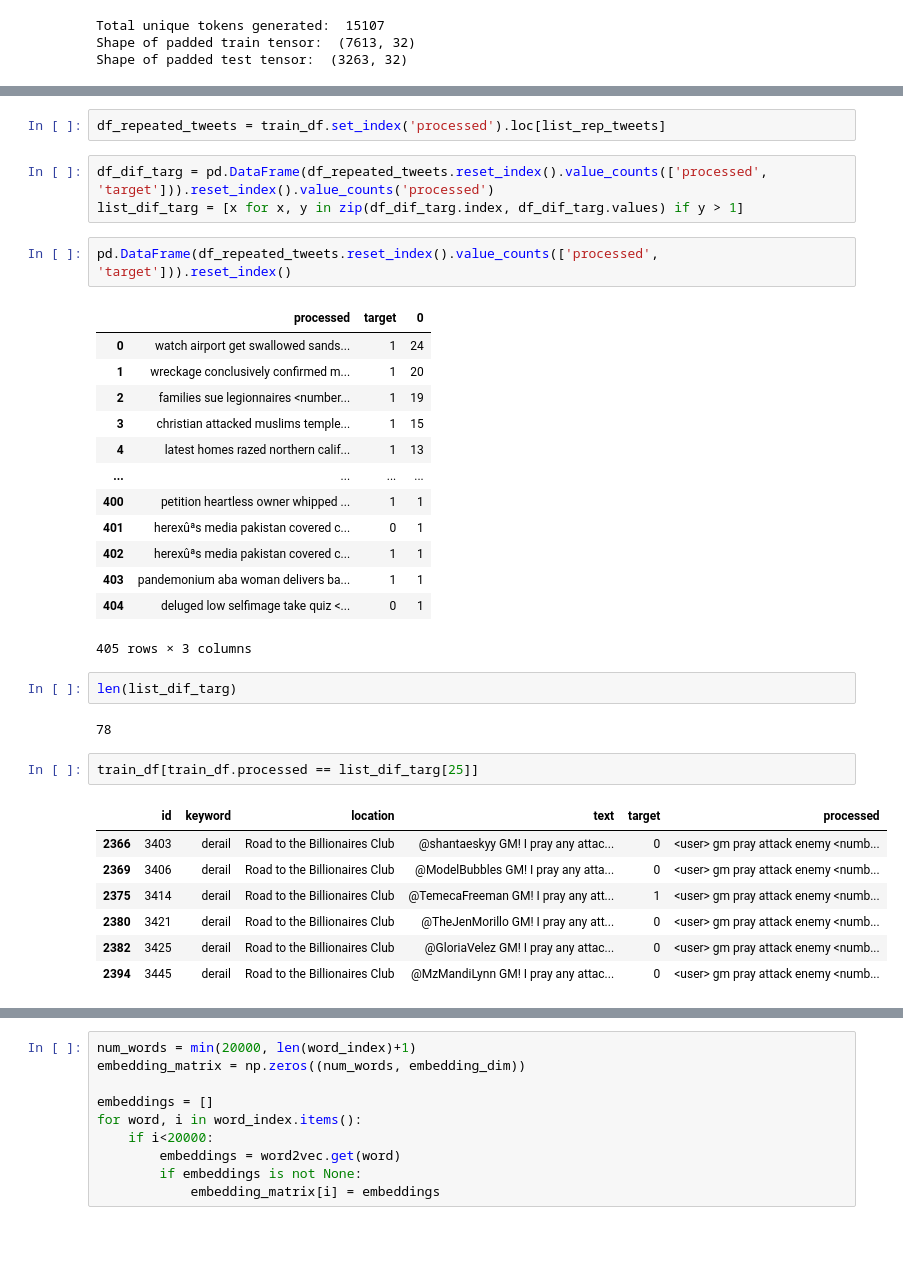
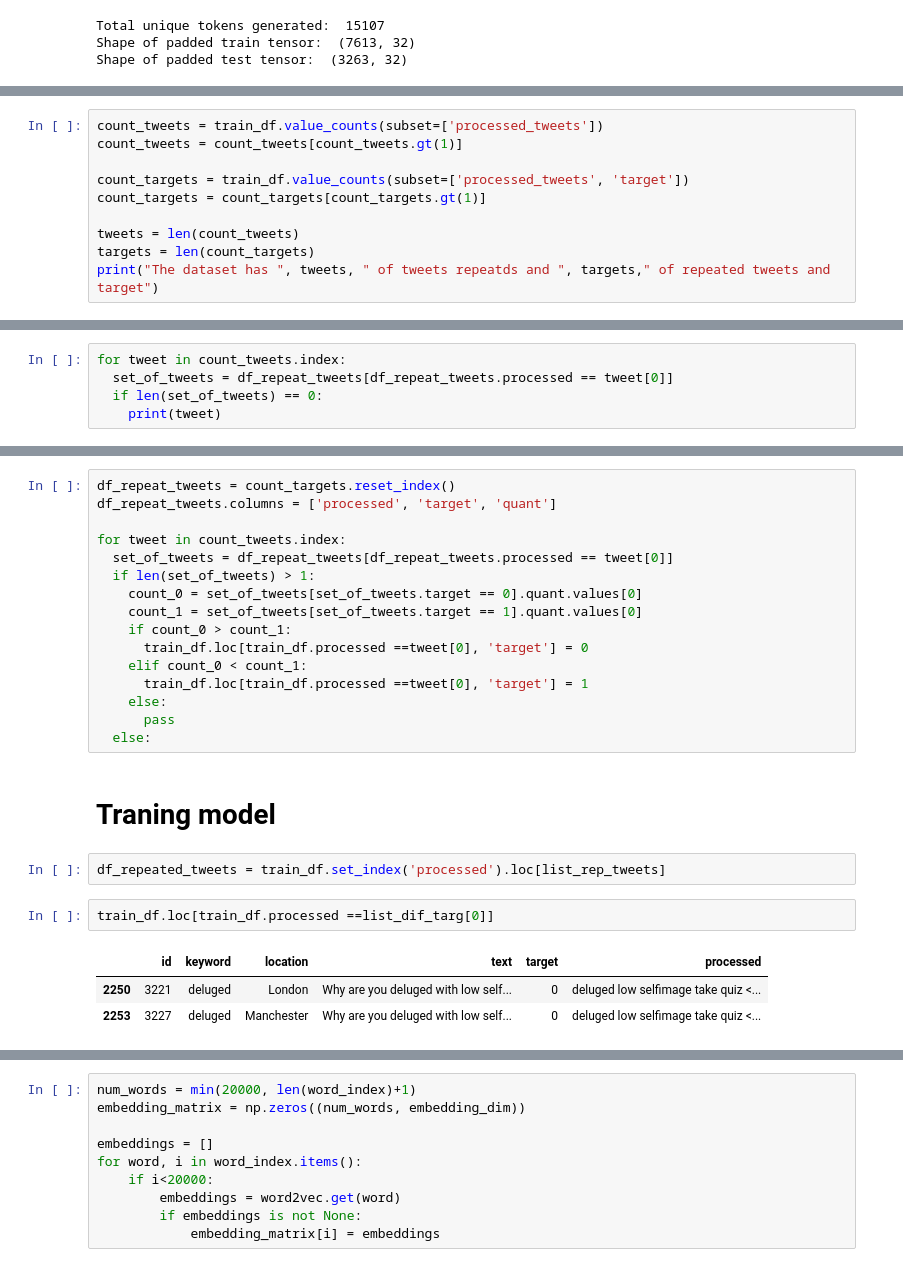
Before and after one commit to JaymeNeto/nlp-tweets-disaster, a Jupyter notebook: nlp_with_Tensorflow.ipynb, the cells around one changed output, grey strips where cells are left out. Cells and saved outputs as stored; diff of their text form; blank space fills up the shorter version.

```diff
--- a/nlp_with_Tensorflow.ipynb
+++ b/nlp_with_Tensorflow.ipynb
@@ -233,0 +241,10 @@ list_rep_tweets = [x for x, y in zip(cont_tweets.index, cont_tweets.values) if y
+# %%
+count_tweets = train_df.value_counts(subset=['processed_tweets'])
+count_tweets = count_tweets[count_tweets.gt(1)]
+
+count_targets = train_df.value_counts(subset=['processed_tweets', 'target'])
+count_targets = count_targets[count_targets.gt(1)]
+
+tweets = len(count_tweets)
+targets = len(count_targets)
+print("The dataset has ", tweets, " of tweets repeatds and ", targets," of repeated tweets and target")
@@ -233,0 +266,5 @@ list_rep_tweets = [x for x, y in zip(cont_tweets.index, cont_tweets.values) if y
+# %%
+for tweet in count_tweets.index:
+  set_of_tweets = df_repeat_tweets[df_repeat_tweets.processed == tweet[0]]
+  if len(set_of_tweets) == 0:
+    print(tweet)
@@ -234,35 +289,26 @@ list_rep_tweets = [x for x, y in zip(cont_tweets.index, cont_tweets.values) if y
+# %%
+df_repeat_tweets = count_targets.reset_index()
+df_repeat_tweets.columns = ['processed', 'target', 'quant']
+
+for tweet in count_tweets.index:
+  set_of_tweets = df_repeat_tweets[df_repeat_tweets.processed == tweet[0]]
+  if len(set_of_tweets) > 1:
+    count_0 = set_of_tweets[set_of_tweets.target == 0].quant.values[0]
+    count_1 = set_of_tweets[set_of_tweets.target == 1].quant.values[0]
+    if count_0 > count_1:
+      train_df.loc[train_df.processed ==tweet[0], 'target'] = 0
+    elif count_0 < count_1:
+      train_df.loc[train_df.processed ==tweet[0], 'target'] = 1
+    else:
+      pass
+  else:
+# %% [markdown]
+# Traning model
 # %%
 df_repeated_tweets = train_df.set_index('processed').loc[list_rep_tweets]
-# %%
-df_dif_targ = pd.DataFrame(df_repeated_tweets.reset_index().value_counts(['processed', 'target'])).reset_index().value_counts('processed')
-list_dif_targ = [x for x, y in zip(df_dif_targ.index, df_dif_targ.values) if y > 1]
-# %%
-pd.DataFrame(df_repeated_tweets.reset_index().value_counts(['processed', 'target'])).reset_index()
-# %% [output]
-|  | processed | target | 0 |
-| 0 | watch airport get swallowed sands... | 1 | 24 |
-| 1 | wreckage conclusively confirmed m... | 1 | 20 |
-| 2 | families sue legionnaires <number... | 1 | 19 |
-| 3 | christian attacked muslims temple... | 1 | 15 |
-| 4 | latest homes razed northern calif... | 1 | 13 |
-| ... | ... | ... | ... |
-| 400 | petition heartless owner whipped ... | 1 | 1 |
-| 401 | herexûªs media pakistan covered c... | 0 | 1 |
-| 402 | herexûªs media pakistan covered c... | 1 | 1 |
-| 403 | pandemonium aba woman delivers ba... | 1 | 1 |
-| 404 | deluged low selfimage take quiz <... | 0 | 1 |
-405 rows × 3 columns
-# %%
-len(list_dif_targ)
-# %% [output]
-78
 # %%
-train_df[train_df.processed == list_dif_targ[25]]
+train_df.loc[train_df.processed ==list_dif_targ[0]]
 # %% [output]
 |  | id | keyword | location | text | target | processed |
-| 2366 | 3403 | derail | Road to the Billionaires Club | @shantaeskyy GM! I pray any attac... | 0 | <user> gm pray attack enemy <numb... |
-| 2369 | 3406 | derail | Road to the Billionaires Club | @ModelBubbles GM! I pray any atta... | 0 | <user> gm pray attack enemy <numb... |
-| 2375 | 3414 | derail | Road to the Billionaires Club | @TemecaFreeman GM! I pray any att... | 1 | <user> gm pray attack enemy <numb... |
-| 2380 | 3421 | derail | Road to the Billionaires Club | @TheJenMorillo GM! I pray any att... | 0 | <user> gm pray attack enemy <numb... |
-| 2382 | 3425 | derail | Road to the Billionaires Club | @GloriaVelez GM! I pray any attac... | 0 | <user> gm pray attack enemy <numb... |
-| 2394 | 3445 | derail | Road to the Billionaires Club | @MzMandiLynn GM! I pray any attac... | 0 | <user> gm pray attack enemy <numb... |
+| 2250 | 3221 | deluged | London | Why are you deluged with low self... | 0 | deluged low selfimage take quiz <... |
+| 2253 | 3227 | deluged | Manchester | Why are you deluged with low self... | 0 | deluged low selfimage take quiz <... |
```
Also changed, not shown: parts of 19 cells of this notebook.
